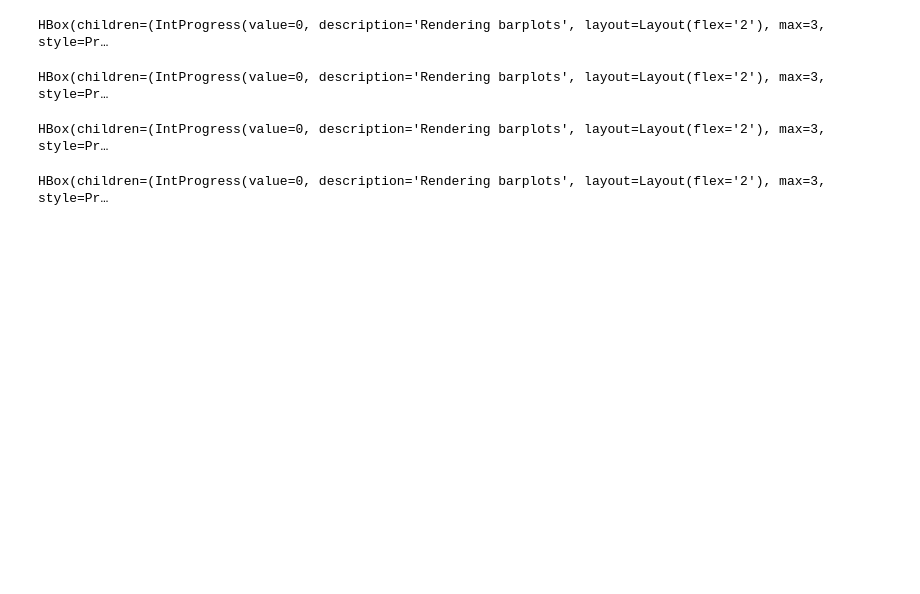
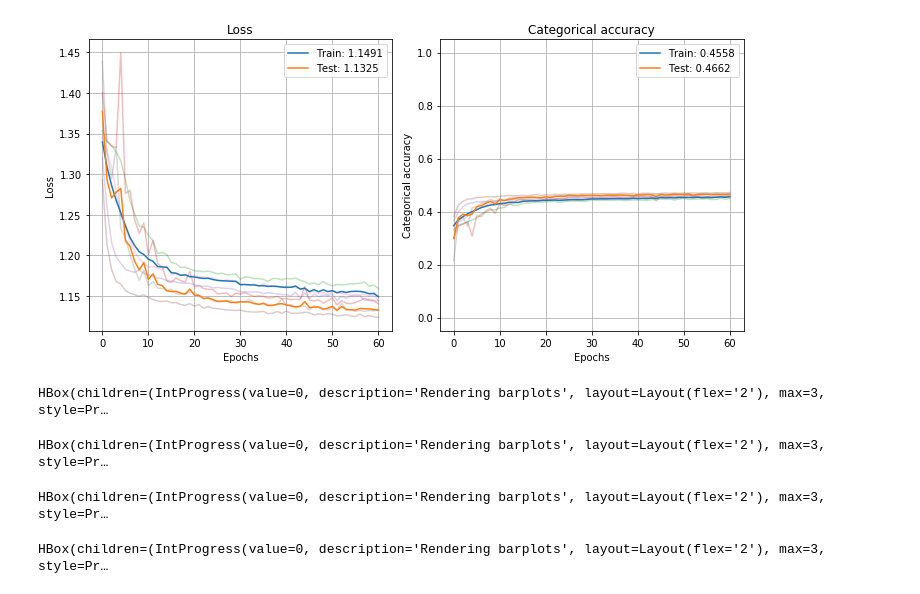
Before and after one commit to LucaCappelletti94/repairing_genomic_gaps, a Jupyter notebook: Images pipeline.ipynb, the cells around one changed output. Drawn from its saved outputs; the diff is of its cells as text; code cells hidden in the pictures; blank space fills up the shorter version.

```diff
--- a/Images pipeline.ipynb
+++ b/Images pipeline.ipynb
@@ -5,3 +6,9 @@ from barplots import barplots
+# %%
+histories = glob("single_gap/cnn_*/*.csv")
+# %%
+plot_history(histories, max_epochs="min")
+# %% [output]
+[figure, added]
 # %%
 results = pd.concat([
     pd.read_csv(path, index_col=0)
```
Also changed, not shown: parts of 7 cells of this notebook, 49 other files.
